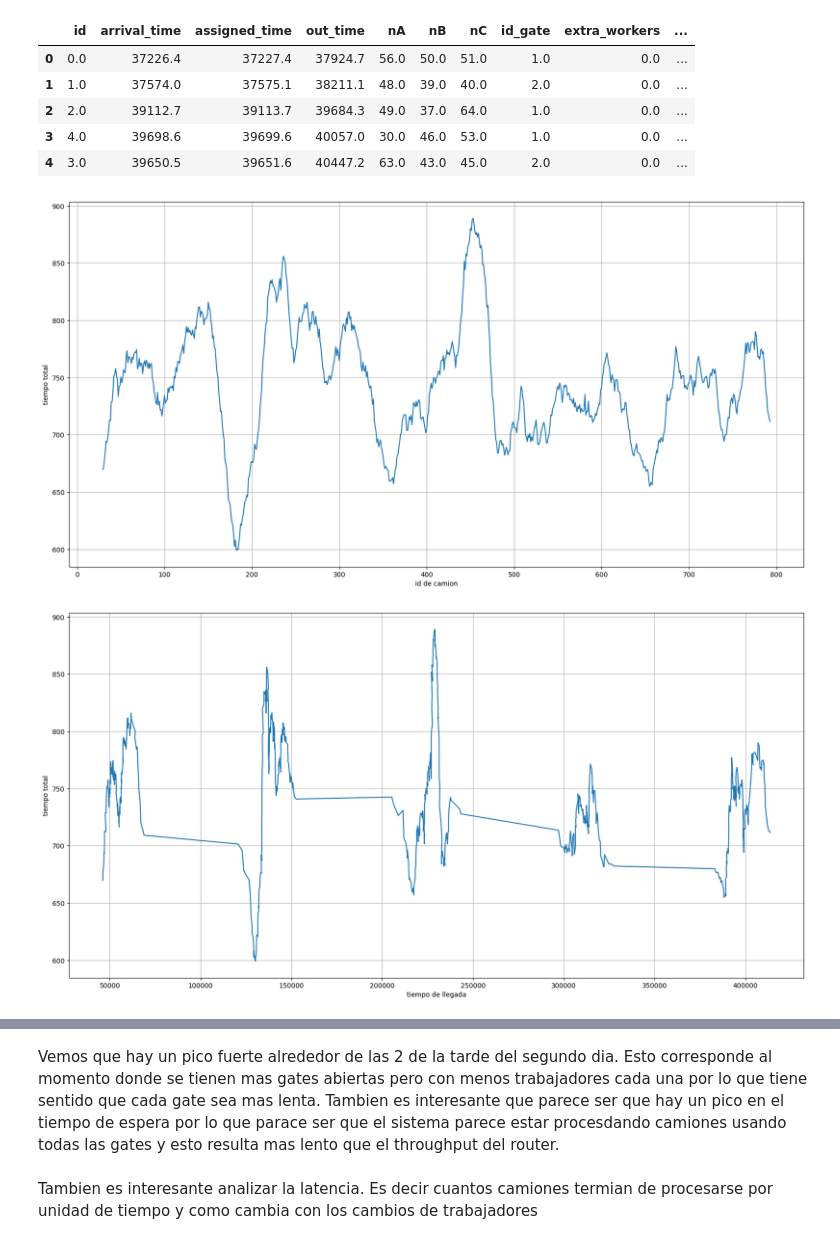
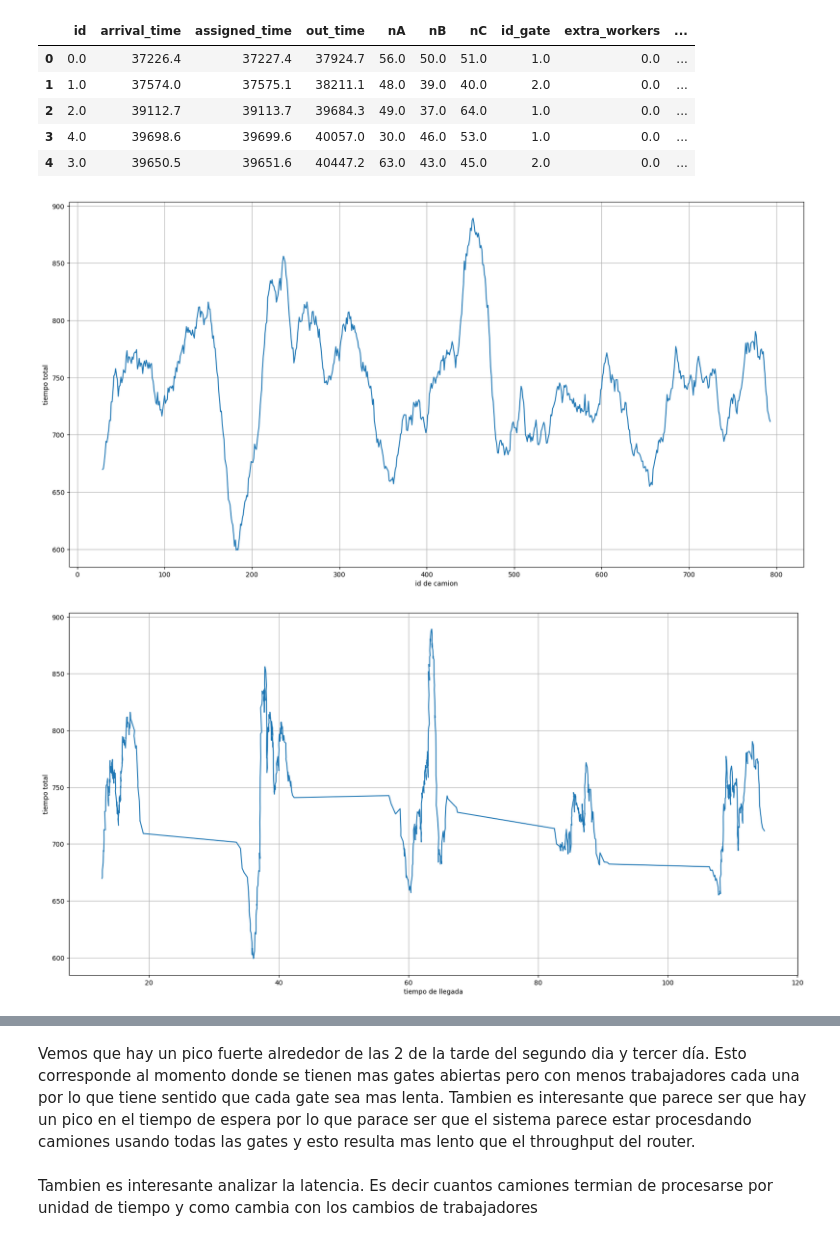
Before and after one commit to mcarreiro/dc-sed-tp1-2022, a Jupyter notebook: notebooks/inbound.ipynb, the cells around one changed output, grey strips where cells are left out. Drawn from its saved outputs; the diff is of its cells as text; code cells hidden in the pictures.

```diff
--- a/notebooks/inbound.ipynb
+++ b/notebooks/inbound.ipynb
@@ -240,39 +247,39 @@ total_time = total_time.rolling(window=30).mean()
 processing_time = df['processing_time']
 processing_time = processing_time.rolling(window=30).mean()
 
 plt.plot(total_time, )
 plt.grid()
 plt.xlabel("id de camion")
 plt.ylabel("tiempo total")
 plt.show()
 
-plt.plot(df["arrival_time"],total_time )
+plt.plot(df["arrival_hour"],total_time )
 plt.grid()
 plt.ylabel("tiempo total")
 plt.xlabel("tiempo de llegada")
 plt.show()
 
 plt.plot(df["assigned_time"],processing_time )
 plt.ylabel("tiempo procesado")
 plt.xlabel("tiempo de asignado")
 plt.grid()
 for t in [9,12,18,21,9+24,12+24,18+24,21+24]:
     plt.axvline(x = t*3600, color = 'g')
 
 plt.show()
 
 plt.plot(df["arrival_time"] , df["waiting_time"])
 plt.ylabel("tiempo de espera")
 plt.xlabel("tiempo de llegada")
 plt.grid()
 plt.show()
 # %% [output]
 [figure]
-[figure, old version]
+[figure, new version]
 [figure]
 [figure]
 # %% [markdown]
-Vemos que hay un pico fuerte alrededor de las 2 de la tarde del segundo dia. Esto corresponde al momento donde se tienen mas gates abiertas pero con menos trabajadores cada una por lo que tiene sentido que cada gate sea mas lenta. Tambien es interesante que parece ser que hay un pico en el tiempo de espera por lo que parace ser que el sistema parece estar procesdando camiones usando todas las gates y esto resulta mas lento que el throughput del router.
+Vemos que hay un pico fuerte alrededor de las 2 de la tarde del segundo dia y tercer día. Esto corresponde al momento donde se tienen mas gates abiertas pero con menos trabajadores cada una por lo que tiene sentido que cada gate sea mas lenta. Tambien es interesante que parece ser que hay un pico en el tiempo de espera por lo que parace ser que el sistema parece estar procesdando camiones usando todas las gates y esto resulta mas lento que el throughput del router.
 # %% [markdown]
 Tambien es interesante analizar la latencia. Es decir cuantos camiones termian de procesarse por unidad de tiempo y como cambia con los cambios de trabajadores
 # %% [markdown]
```
Also changed, not shown: parts of 9 cells of this notebook, 4 other files.
